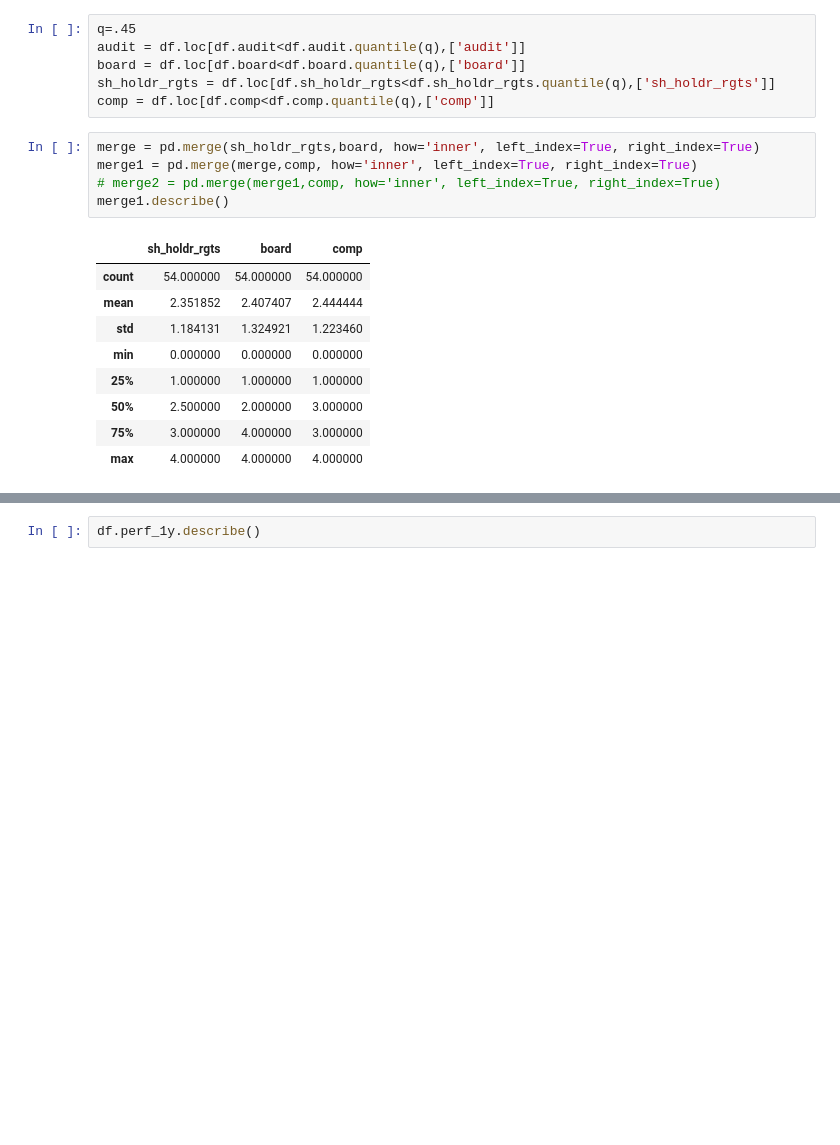
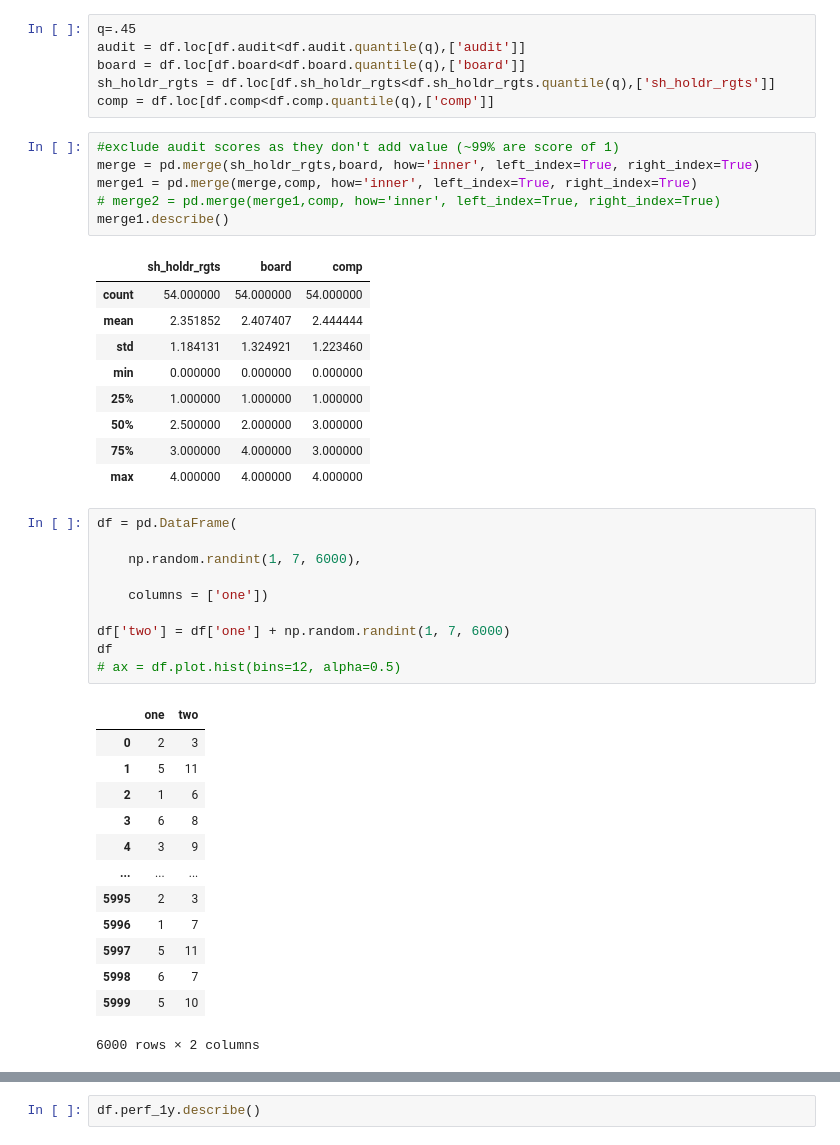
Before and after one commit to egn202/Python_Scrapy_SP500_Stocks, a Jupyter notebook: clean_data/data_analysis_esg_governance.ipynb, the cells around one changed output, grey strips where cells are left out. Cells and saved outputs as stored; diff of their text form; blank space fills up the shorter version.

```diff
--- a/clean_data/data_analysis_esg_governance.ipynb
+++ b/clean_data/data_analysis_esg_governance.ipynb
@@ -78,6 +78,7 @@ board = df.loc[df.board<df.board.quantile(q),['board']]
 sh_holdr_rgts = df.loc[df.sh_holdr_rgts<df.sh_holdr_rgts.quantile(q),['sh_holdr_rgts']]
 comp = df.loc[df.comp<df.comp.quantile(q),['comp']]
 # %%
+#exclude audit scores as they don't add value (~99% are score of 1)
 merge = pd.merge(sh_holdr_rgts,board, how='inner', left_index=True, right_index=True)
 merge1 = pd.merge(merge,comp, how='inner', left_index=True, right_index=True)
 # merge2 = pd.merge(merge1,comp, how='inner', left_index=True, right_index=True)
@@ -92,3 +93,27 @@ merge1.describe()
 | 50% | 2.500000 | 2.000000 | 3.000000 |
 | 75% | 3.000000 | 4.000000 | 3.000000 |
 | max | 4.000000 | 4.000000 | 4.000000 |
+# %%
+df = pd.DataFrame(
+
+    np.random.randint(1, 7, 6000),
+
+    columns = ['one'])
+
+df['two'] = df['one'] + np.random.randint(1, 7, 6000)
+df
+# ax = df.plot.hist(bins=12, alpha=0.5)
+# %% [output]
+|  | one | two |
+| 0 | 2 | 3 |
+| 1 | 5 | 11 |
+| 2 | 1 | 6 |
+| 3 | 6 | 8 |
+| 4 | 3 | 9 |
+| ... | ... | ... |
+| 5995 | 2 | 3 |
+| 5996 | 1 | 7 |
+| 5997 | 5 | 11 |
+| 5998 | 6 | 7 |
+| 5999 | 5 | 10 |
+6000 rows × 2 columns
```
Also changed, not shown: parts of 6 cells of this notebook, 2 other files.
